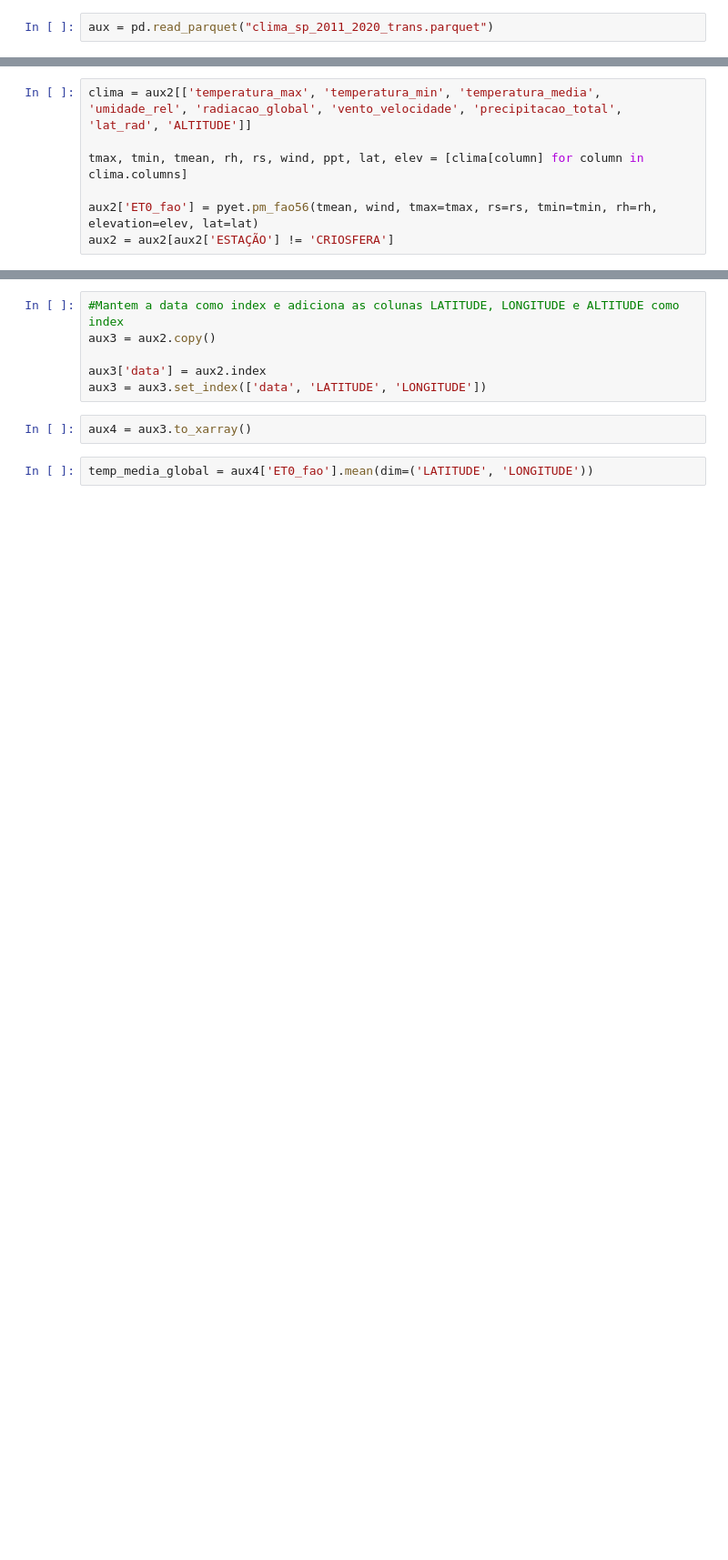
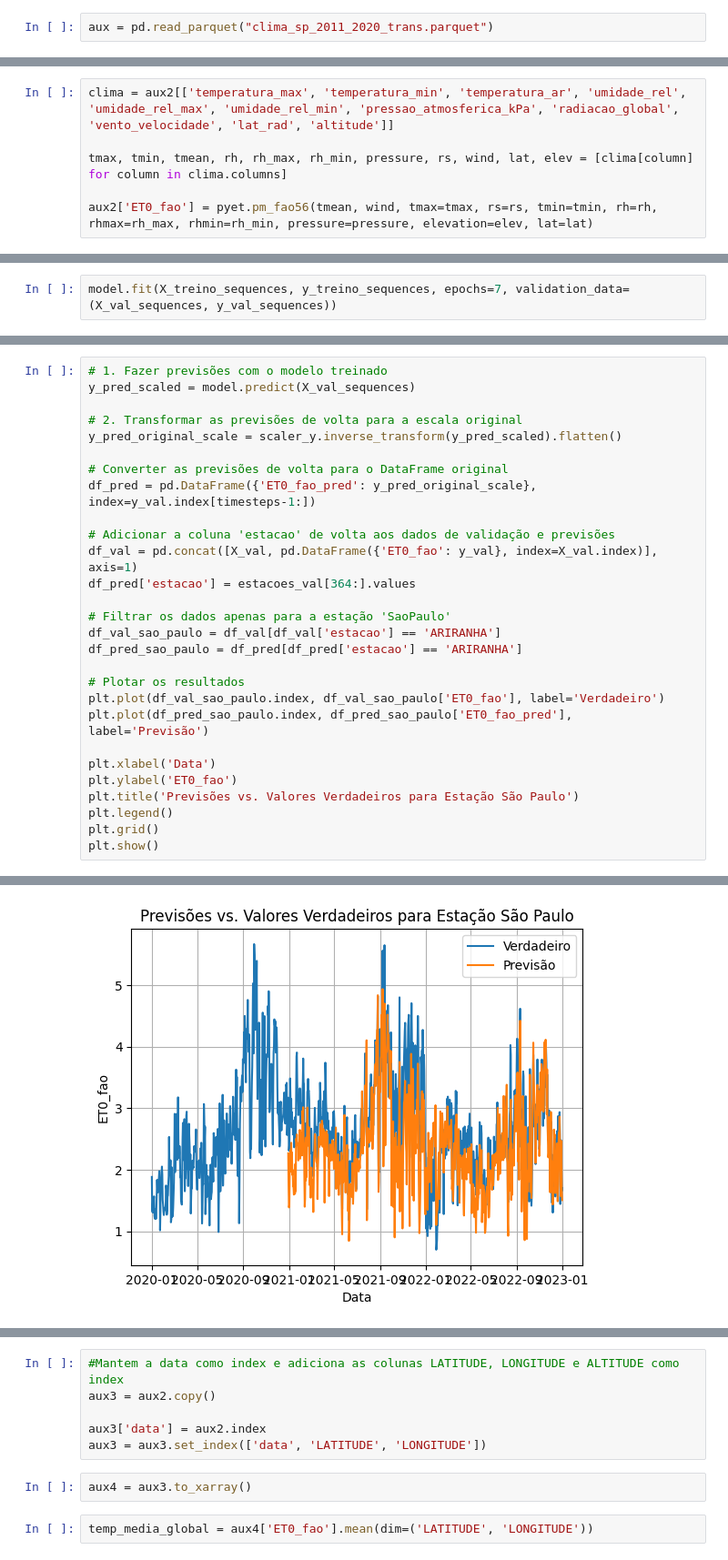
Before and after one commit to MayconRochaaa/clima_forecast, a Jupyter notebook: notebooks/teste_xarray.ipynb, the cells around one changed output, grey strips where cells are left out. Shown at 91% size. Saved outputs shown, nothing was run; the diff lists cells and outputs as text; blank space fills up the shorter version.

```diff
--- a/notebooks/teste_xarray.ipynb
+++ b/notebooks/teste_xarray.ipynb
@@ -143,7 +217,6 @@ aux2.set_index('data', inplace=True)
 # %%
-clima = aux2[['temperatura_max', 'temperatura_min', 'temperatura_media', 'umidade_rel', 'radiacao_global', 'vento_velocidade', 'precipitacao_total', 'lat_rad', 'ALTITUDE']]
+clima = aux2[['temperatura_max', 'temperatura_min', 'temperatura_ar', 'umidade_rel', 'umidade_rel_max', 'umidade_rel_min', 'pressao_atmosferica_kPa', 'radiacao_global', 'vento_velocidade', 'lat_rad', 'altitude']]
 
-tmax, tmin, tmean, rh, rs, wind, ppt, lat, elev = [clima[column] for column in clima.columns]
+tmax, tmin, tmean, rh, rh_max, rh_min, pressure, rs, wind, lat, elev = [clima[column] for column in clima.columns]
 
-aux2['ET0_fao'] = pyet.pm_fao56(tmean, wind, tmax=tmax, rs=rs, tmin=tmin, rh=rh, elevation=elev, lat=lat)
-aux2 = aux2[aux2['ESTAÇÃO'] != 'CRIOSFERA']
+aux2['ET0_fao'] = pyet.pm_fao56(tmean, wind, tmax=tmax, rs=rs, tmin=tmin, rh=rh, rhmax=rh_max, rhmin=rh_min, pressure=pressure, elevation=elev, lat=lat)
@@ -149,0 +307,2 @@ aux2 = aux2[aux2['ESTAÇÃO'] != 'CRIOSFERA']
+# %%
+model.fit(X_treino_sequences, y_treino_sequences, epochs=7, validation_data=(X_val_sequences, y_val_sequences))
@@ -149,0 +342,29 @@ aux2 = aux2[aux2['ESTAÇÃO'] != 'CRIOSFERA']
+# %%
+# 1. Fazer previsões com o modelo treinado
+y_pred_scaled = model.predict(X_val_sequences)
+
+# 2. Transformar as previsões de volta para a escala original
+y_pred_original_scale = scaler_y.inverse_transform(y_pred_scaled).flatten()
+
+# Converter as previsões de volta para o DataFrame original
+df_pred = pd.DataFrame({'ET0_fao_pred': y_pred_original_scale}, index=y_val.index[timesteps-1:])
+
+# Adicionar a coluna 'estacao' de volta aos dados de validação e previsões
+df_val = pd.concat([X_val, pd.DataFrame({'ET0_fao': y_val}, index=X_val.index)], axis=1)
+df_pred['estacao'] = estacoes_val[364:].values
+
+# Filtrar os dados apenas para a estação 'SaoPaulo'
+df_val_sao_paulo = df_val[df_val['estacao'] == 'ARIRANHA']
+df_pred_sao_paulo = df_pred[df_pred['estacao'] == 'ARIRANHA']
+
+# Plotar os resultados
+plt.plot(df_val_sao_paulo.index, df_val_sao_paulo['ET0_fao'], label='Verdadeiro')
+plt.plot(df_pred_sao_paulo.index, df_pred_sao_paulo['ET0_fao_pred'], label='Previsão')
+
+plt.xlabel('Data')
+plt.ylabel('ET0_fao')
+plt.title('Previsões vs. Valores Verdadeiros para Estação São Paulo')
+plt.legend()
+plt.grid()
+plt.show()
+# %% [output]
@@ -149,0 +372 @@ aux2 = aux2[aux2['ESTAÇÃO'] != 'CRIOSFERA']
+[figure, added]
```
Also changed, not shown: parts of 32 cells of this notebook.
